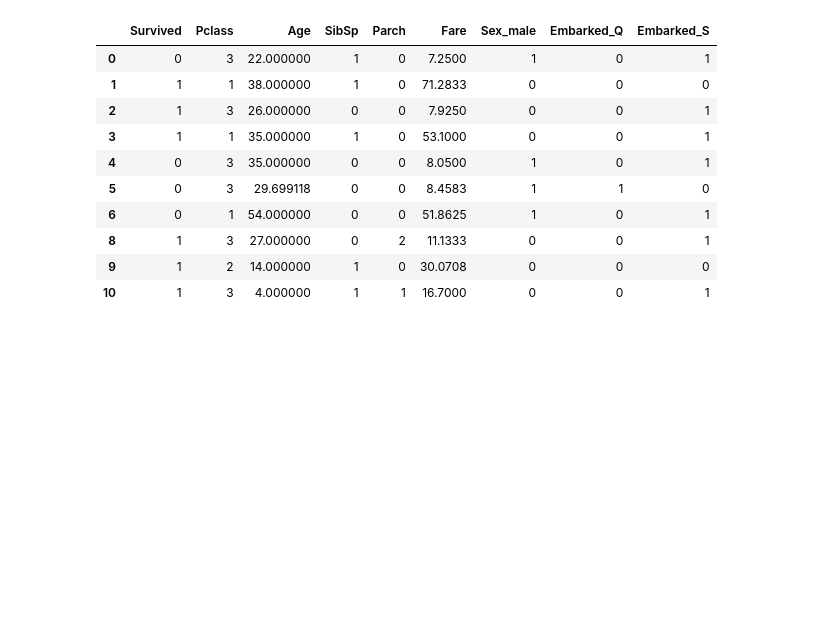
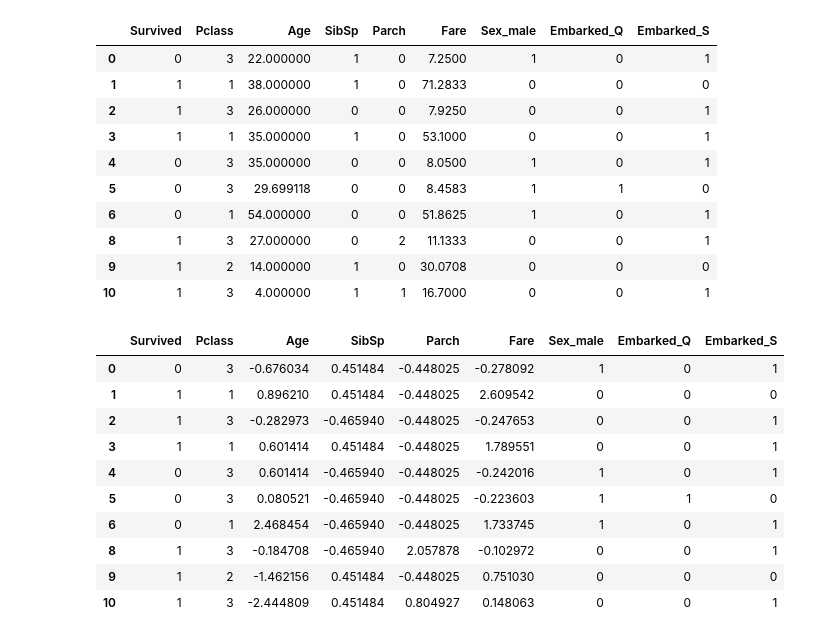
Before and after one commit to WillardDev/Machine_Learning_Foundation, a Jupyter notebook: Data_Cleaning.ipynb, the cells around one changed output. Saved outputs shown, nothing was run; the diff lists cells and outputs as text; code cells hidden in the pictures; blank space fills up the shorter version.

Commit message:
Add scaling for numerical features using StandardScaler and RobustScaler

```diff
--- a/Data_Cleaning.ipynb
+++ b/Data_Cleaning.ipynb
@@ -267,0 +270,20 @@ df4.head(10)
+# %%
+std_scaler = StandardScaler()
+rob_scaler = RobustScaler()
+# %%
+df4[['Age', 'SibSp', 'Parch']] =  std_scaler.fit_transform(df4[['Age', 'SibSp', 'Parch']])
+df4[['Fare']] = rob_scaler.fit_transform(df4[['Fare']])
+# %%
+df4.head(10)
+# %% [output]
+|  | Survived | Pclass | Age | SibSp | Parch | Fare | Sex_male | Embarked_Q | Embarked_S |
+| 0 | 0 | 3 | -0.676034 | 0.451484 | -0.448025 | -0.278092 | 1 | 0 | 1 |
+| 1 | 1 | 1 | 0.896210 | 0.451484 | -0.448025 | 2.609542 | 0 | 0 | 0 |
+| 2 | 1 | 3 | -0.282973 | -0.465940 | -0.448025 | -0.247653 | 0 | 0 | 1 |
+| 3 | 1 | 1 | 0.601414 | 0.451484 | -0.448025 | 1.789551 | 0 | 0 | 1 |
+| 4 | 0 | 3 | 0.601414 | -0.465940 | -0.448025 | -0.242016 | 1 | 0 | 1 |
+| 5 | 0 | 3 | 0.080521 | -0.465940 | -0.448025 | -0.223603 | 1 | 1 | 0 |
+| 6 | 0 | 1 | 2.468454 | -0.465940 | -0.448025 | 1.733745 | 1 | 0 | 1 |
+| 8 | 1 | 3 | -0.184708 | -0.465940 | 2.057878 | -0.102972 | 0 | 0 | 1 |
+| 9 | 1 | 2 | -1.462156 | 0.451484 | -0.448025 | 0.751030 | 0 | 0 | 0 |
+| 10 | 1 | 3 | -2.444809 | 0.451484 | 0.804927 | 0.148063 | 0 | 0 | 1 |
```
Also changed, not shown: parts of 1 cell of this notebook.
